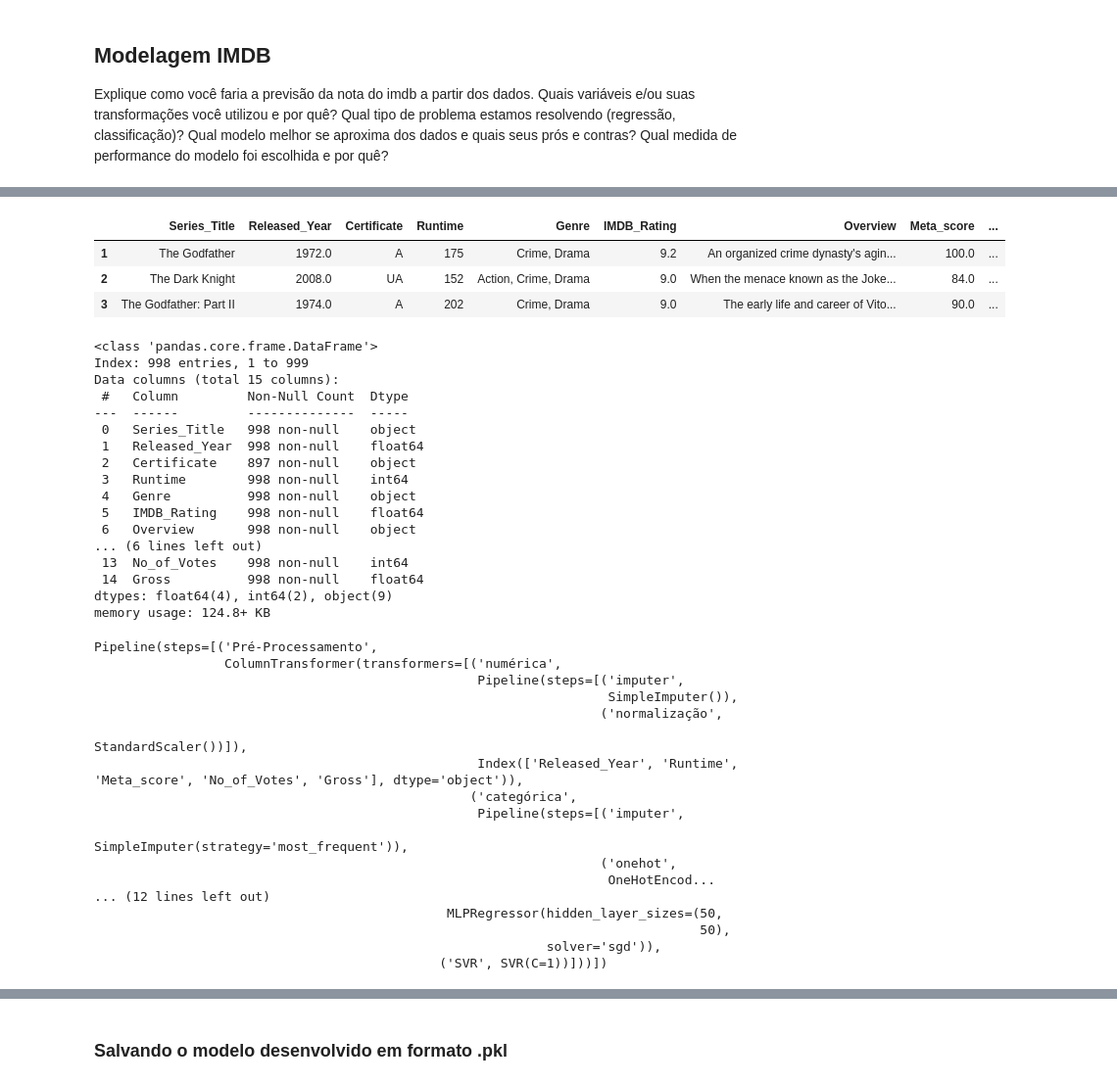
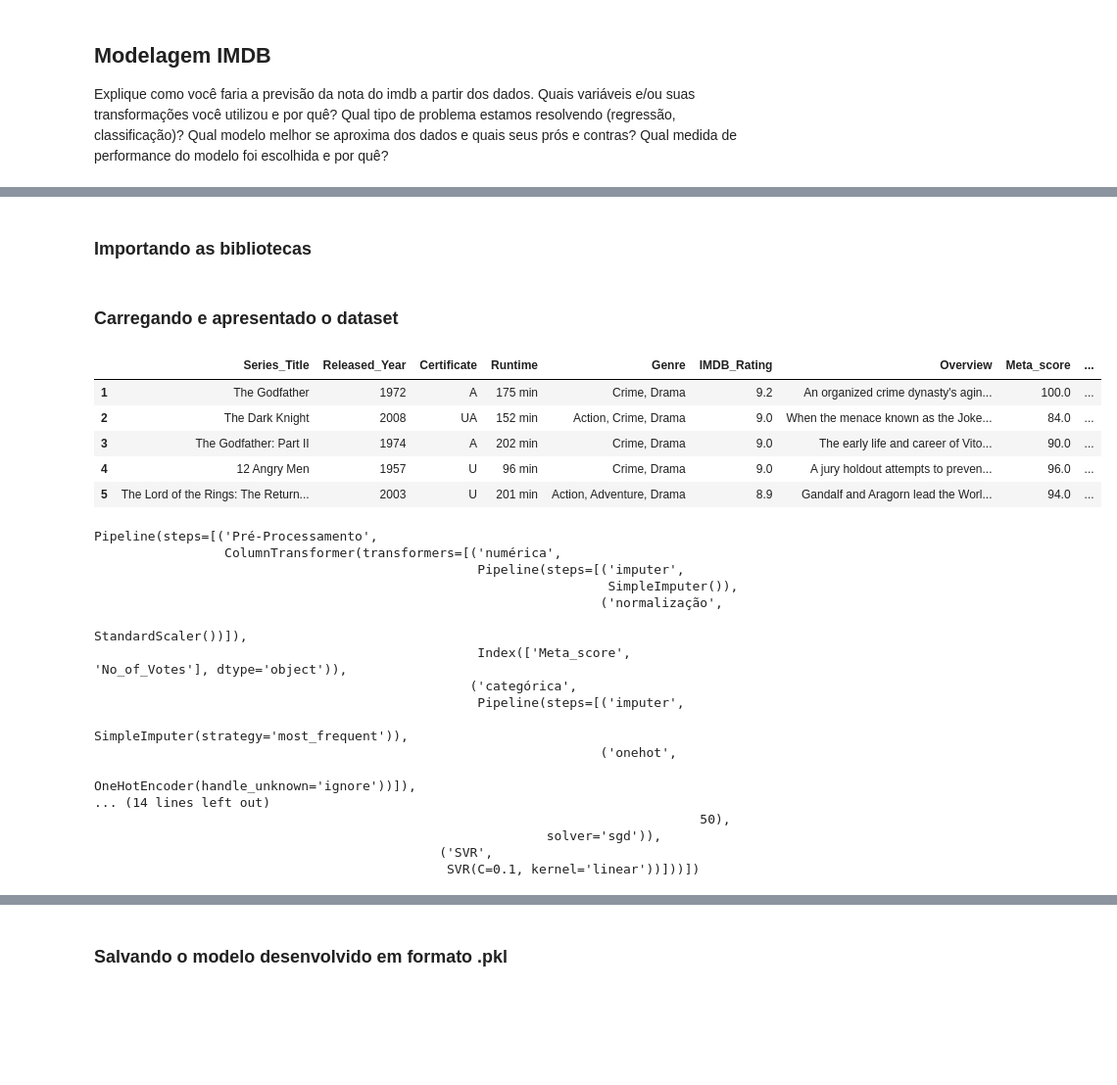
Before and after one commit to Ruann-01/LH_CD_RUANN_CAMPOS_DE_CASTRO_FARRAPO, a Jupyter notebook: Notebook_Modelagem.ipynb, the cells around one changed output, grey strips where cells are left out. Shown at 98% size. Saved outputs shown, nothing was run; the diff lists cells and outputs as text; code cells hidden in the pictures; blank space fills up the shorter version.

```diff
--- a/Notebook_Modelagem.ipynb
+++ b/Notebook_Modelagem.ipynb
@@ -25,3 +5,5 @@ Vamos usar um modelo de regressão linear para prever a nota do IMDb.
+# %% [markdown]
+### Importando as bibliotecas
 # %%
 import pandas as pd
 import numpy as np
@@ -40,35 +22,21 @@ from sklearn.impute import SimpleImputer
 import warnings
 warnings.filterwarnings("ignore")
 import joblib
-# %%
-# Carregar o DataFrame a partir de um arquivo pickle
-df = pd.read_pickle('df.pkl')
-df.head(3)
-# %% [output]
-|  | Series_Title | Released_Year | Certificate | Runtime | Genre | IMDB_Rating | Overview | Meta_score | ... |
-| 1 | The Godfather | 1972.0 | A | 175 | Crime, Drama | 9.2 | An organized crime dynasty's agin... | 100.0 | ... |
-| 2 | The Dark Knight | 2008.0 | UA | 152 | Action, Crime, Drama | 9.0 | When the menace known as the Joke... | 84.0 | ... |
-| 3 | The Godfather: Part II | 1974.0 | A | 202 | Crime, Drama | 9.0 | The early life and career of Vito... | 90.0 | ... |
-# %%
-df.info()
-# %% [output]
-<class 'pandas.core.frame.DataFrame'>
-Index: 998 entries, 1 to 999
-Data columns (total 15 columns):
- #   Column         Non-Null Count  Dtype
----  ------         --------------  -----
- 0   Series_Title   998 non-null    object
- 1   Released_Year  998 non-null    float64
- 2   Certificate    897 non-null    object
- 3   Runtime        998 non-null    int64
- 4   Genre          998 non-null    object
- 5   IMDB_Rating    998 non-null    float64
- 6   Overview       998 non-null    object
-... (6 lines left out)
- 13  No_of_Votes    998 non-null    int64
- 14  Gross          998 non-null    float64
-dtypes: float64(4), int64(2), object(9)
-memory usage: 124.8+ KB
+# %% [markdown]
+### Carregando e apresentado o dataset
+# %%
+# Carregar o dataset
+df = pd.read_csv('desafio_indicium_imdb.csv', index_col=0)
+
+# Mostrar as primeiras linhas do dataset
+df.head()
+# %% [output]
+|  | Series_Title | Released_Year | Certificate | Runtime | Genre | IMDB_Rating | Overview | Meta_score | ... |
+| 1 | The Godfather | 1972 | A | 175 min | Crime, Drama | 9.2 | An organized crime dynasty's agin... | 100.0 | ... |
+| 2 | The Dark Knight | 2008 | UA | 152 min | Action, Crime, Drama | 9.0 | When the menace known as the Joke... | 84.0 | ... |
+| 3 | The Godfather: Part II | 1974 | A | 202 min | Crime, Drama | 9.0 | The early life and career of Vito... | 90.0 | ... |
+| 4 | 12 Angry Men | 1957 | U | 96 min | Crime, Drama | 9.0 | A jury holdout attempts to preven... | 96.0 | ... |
+| 5 | The Lord of the Rings: The Return... | 2003 | U | 201 min | Action, Adventure, Drama | 8.9 | Gandalf and Aragorn lead the Worl... | 94.0 | ... |
 # %%
 # Separar as features e o target
 X = df.drop('IMDB_Rating', axis=1)
@@ -134,6 +111,7 @@ voting_regressor = VotingRegressor(estimators=[
 
 # Pipeline final
 final_pipeline = Pipeline(steps=[('Pré-Processamento', preprocessor), ('Ensemble Voting', voting_regressor)])
+# Fazendo o treinamento do modelo desenvolvido
 final_pipeline.fit(X_train, y_train)
 # %% [output]
 Pipeline(steps=[('Pré-Processamento',
@@ -142,15 +120,15 @@ Pipeline(steps=[('Pré-Processamento',
                                                                    SimpleImputer()),
                                                                   ('normalização',
                                                                    StandardScaler())]),
-                                                  Index(['Released_Year', 'Runtime', 'Meta_score', 'No_of_Votes', 'Gross'], dtype='object')),
+                                                  Index(['Meta_score', 'No_of_Votes'], dtype='object')),
                                                  ('categórica',
                                                   Pipeline(steps=[('imputer',
                                                                    SimpleImputer(strategy='most_frequent')),
                                                                   ('onehot',
-                                                                   OneHotEncod...
-... (12 lines left out)
-                                              MLPRegressor(hidden_layer_sizes=(50,
+                                                                   OneHotEncoder(handle_unknown='ignore'))]),
+... (14 lines left out)
                                                                                50),
                                                            solver='sgd')),
-                                             ('SVR', SVR(C=1))]))])
+                                             ('SVR',
+                                              SVR(C=0.1, kernel='linear'))]))])
 # %%
```
Also changed, not shown: parts of 25 cells of this notebook, 1 other file.
